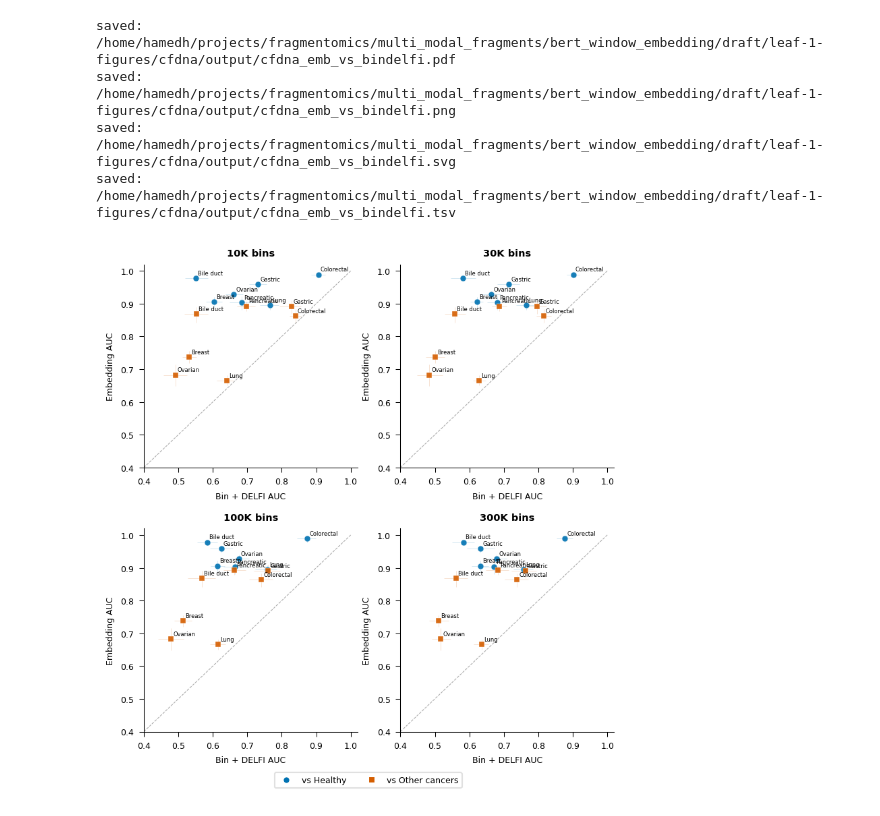
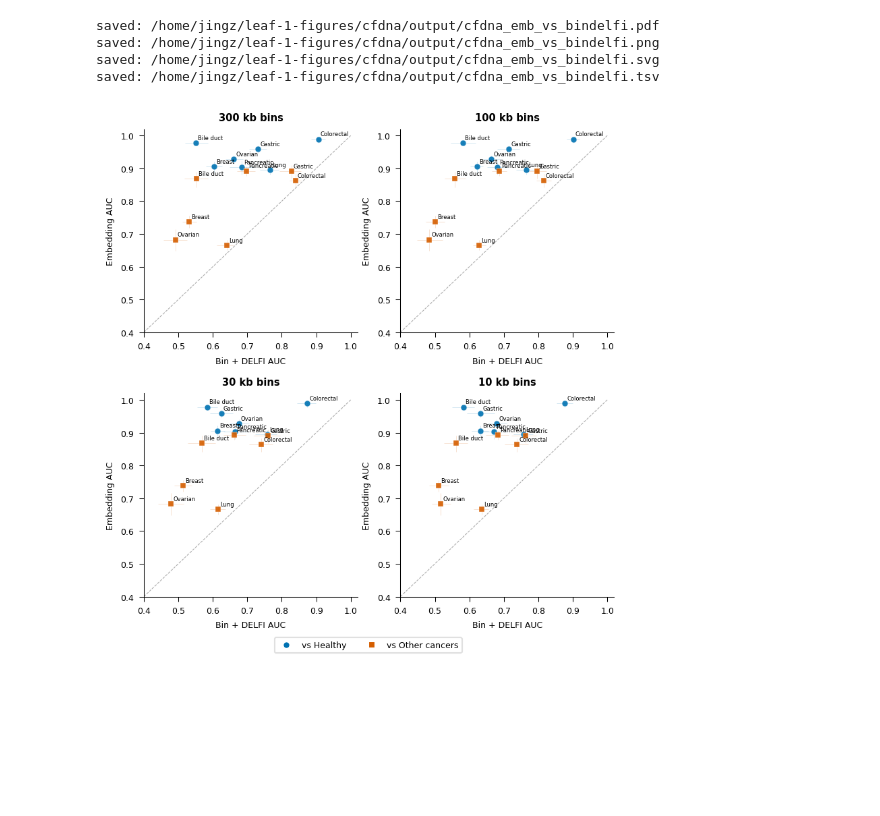
Before and after one commit to csglab/leaf-1-figures, a Jupyter notebook: cfdna/notebook/supp_cfdna_subsampling.ipynb, the cells around one changed output. Saved outputs shown, nothing was run; the diff lists cells and outputs as text; code cells hidden in the pictures; blank space fills up the shorter version.

```diff
--- a/cfdna/notebook/supp_cfdna_subsampling.ipynb
+++ b/cfdna/notebook/supp_cfdna_subsampling.ipynb
@@ -234,7 +201,7 @@ saved: /home/hamedh/projects/fragmentomics/multi_modal_fragments/bert_window_emb
 BIN_METHOD = 'Binning (Bin Only)'
 BIN_SHORT = 'Bin only'
 NBINS_GRID = [10000.0, 30000.0, 100000.0, 300000.0]
-NBINS_GRID_LABELS = ['10K bins', '30K bins', '100K bins', '300K bins']
+NBINS_GRID_LABELS = ['300 kb bins', '100 kb bins', '30 kb bins', '10 kb bins']
 
 legend_handles = [
     plt.Line2D([0], [0], marker='o', color='w', markerfacecolor=OKABE_ITO['blue'],
@@ -318,7 +285,7 @@ saved: /home/hamedh/projects/fragmentomics/multi_modal_fragments/bert_window_emb
 BIN_METHOD = 'Binning (Bin + Length)'
 BIN_SHORT = 'Bin + Length'
 NBINS_GRID = [10000.0, 30000.0, 100000.0, 300000.0]
-NBINS_GRID_LABELS = ['10K bins', '30K bins', '100K bins', '300K bins']
+NBINS_GRID_LABELS = ['300 kb bins', '100 kb bins', '30 kb bins', '10 kb bins']
 
 legend_handles = [
     plt.Line2D([0], [0], marker='o', color='w', markerfacecolor=OKABE_ITO['blue'],
@@ -402,7 +369,7 @@ saved: /home/hamedh/projects/fragmentomics/multi_modal_fragments/bert_window_emb
 BIN_METHOD = 'Binning (Bin + DELFI)'
 BIN_SHORT = 'Bin + DELFI'
 NBINS_GRID = [10000.0, 30000.0, 100000.0, 300000.0]
-NBINS_GRID_LABELS = ['10K bins', '30K bins', '100K bins', '300K bins']
+NBINS_GRID_LABELS = ['300 kb bins', '100 kb bins', '30 kb bins', '10 kb bins']
 
 legend_handles = [
     plt.Line2D([0], [0], marker='o', color='w', markerfacecolor=OKABE_ITO['blue'],
@@ -445,35 +412,35 @@ for panel_idx, (n_bins, nb_label) in enumerate(zip(NBINS_GRID, NBINS_GRID_LABELS
             clabels.append(clabel)
 
         emb_aucs = np.array(emb_aucs); bin_aucs = np.array(bin_aucs)
         ax.errorbar(bin_aucs, emb_aucs,
                     xerr=[bin_aucs - np.array(bin_ci_los), np.array(bin_ci_his) - bin_aucs],
                     yerr=[emb_aucs - np.array(emb_ci_los), np.array(emb_ci_his) - emb_aucs],
                     fmt='none', ecolor=color, alpha=0.2, elinewidth=0.4, zorder=2)
         ax.scatter(bin_aucs, emb_aucs, c=color, s=18, alpha=0.9, marker=marker,
                    edgecolors='white', linewidth=0.2, zorder=3)
         for ba, ea, cl in zip(bin_aucs, emb_aucs, clabels):
             ax.annotate(cl, (ba, ea), fontsize=4, ha='left', va='bottom',
                         xytext=(1.5, 1.5), textcoords='offset points')
 
     ax.set_xlim(0.4, 1.02)
     ax.set_ylim(0.4, 1.02)
     ax.set_xticks([0.4, 0.5, 0.6, 0.7, 0.8, 0.9, 1.0])
     ax.set_yticks([0.4, 0.5, 0.6, 0.7, 0.8, 0.9, 1.0])
     ax.set_title(nb_label, fontsize=7, fontweight='bold')
     ax.set_ylabel('Embedding AUC', fontsize=6)
     ax.set_xlabel(f'{BIN_SHORT} AUC', fontsize=6)
     ax.spines['top'].set_visible(False)
     ax.spines['right'].set_visible(False)
 
 fig.axes[2].legend(handles=legend_handles, loc='upper center',
                    bbox_to_anchor=(1.05, -0.18), ncol=2, frameon=True,
                    fontsize=6, facecolor='white', edgecolor='#DDDDDD', framealpha=0.9)
 
 savefig(fig, OUT, 'cfdna_emb_vs_bindelfi', data=(df_base[(df_base['config']==BIN_METHOD) & (df_base['sample_size']==100000) & (df_base['n_bins'].isin(NBINS_GRID))][['cancer','n_bins','auc_mean','ci_low','ci_high']].drop_duplicates(['cancer','n_bins']).rename(columns={'auc_mean':'bin_auc','ci_low':'bin_ci_low','ci_high':'bin_ci_high'}).merge(df_base[(df_base['config']=='Embedding (mod_fragment1)') & (df_base['sample_size']==100000)][['cancer','auc_mean','ci_low','ci_high']].drop_duplicates('cancer').rename(columns={'auc_mean':'emb_auc','ci_low':'emb_ci_low','ci_high':'emb_ci_high'}), on='cancer', how='inner')))
 plt.show()
 # %% [output]
-saved: /home/hamedh/projects/fragmentomics/multi_modal_fragments/bert_window_embedding/draft/leaf-1-figures/cfdna/output/cfdna_emb_vs_bindelfi.pdf
-saved: /home/hamedh/projects/fragmentomics/multi_modal_fragments/bert_window_embedding/draft/leaf-1-figures/cfdna/output/cfdna_emb_vs_bindelfi.png
-saved: /home/hamedh/projects/fragmentomics/multi_modal_fragments/bert_window_embedding/draft/leaf-1-figures/cfdna/output/cfdna_emb_vs_bindelfi.svg
-saved: /home/hamedh/projects/fragmentomics/multi_modal_fragments/bert_window_embedding/draft/leaf-1-figures/cfdna/output/cfdna_emb_vs_bindelfi.tsv
+saved: /home/jingz/leaf-1-figures/cfdna/output/cfdna_emb_vs_bindelfi.pdf
+saved: /home/jingz/leaf-1-figures/cfdna/output/cfdna_emb_vs_bindelfi.png
+saved: /home/jingz/leaf-1-figures/cfdna/output/cfdna_emb_vs_bindelfi.svg
+saved: /home/jingz/leaf-1-figures/cfdna/output/cfdna_emb_vs_bindelfi.tsv
-[figure, old version]
+[figure, new version]
```
Also changed, not shown: parts of 11 cells of this notebook, 47 other files.
